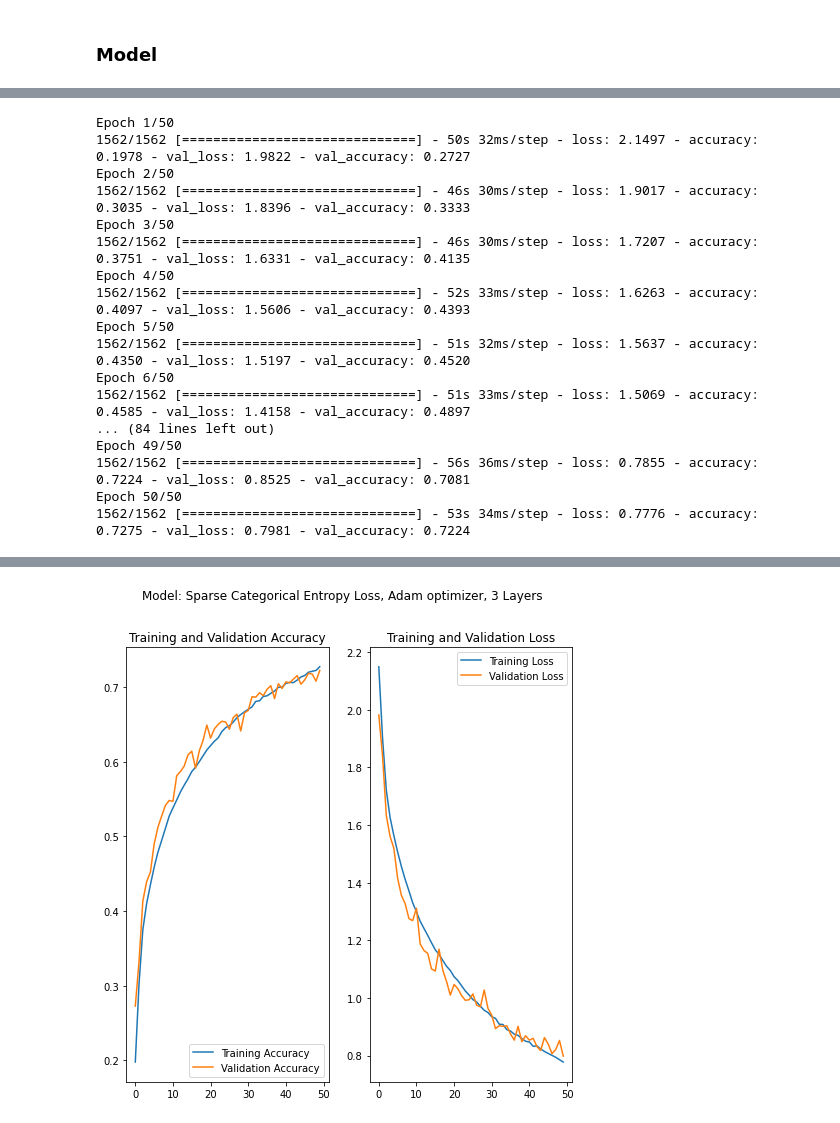
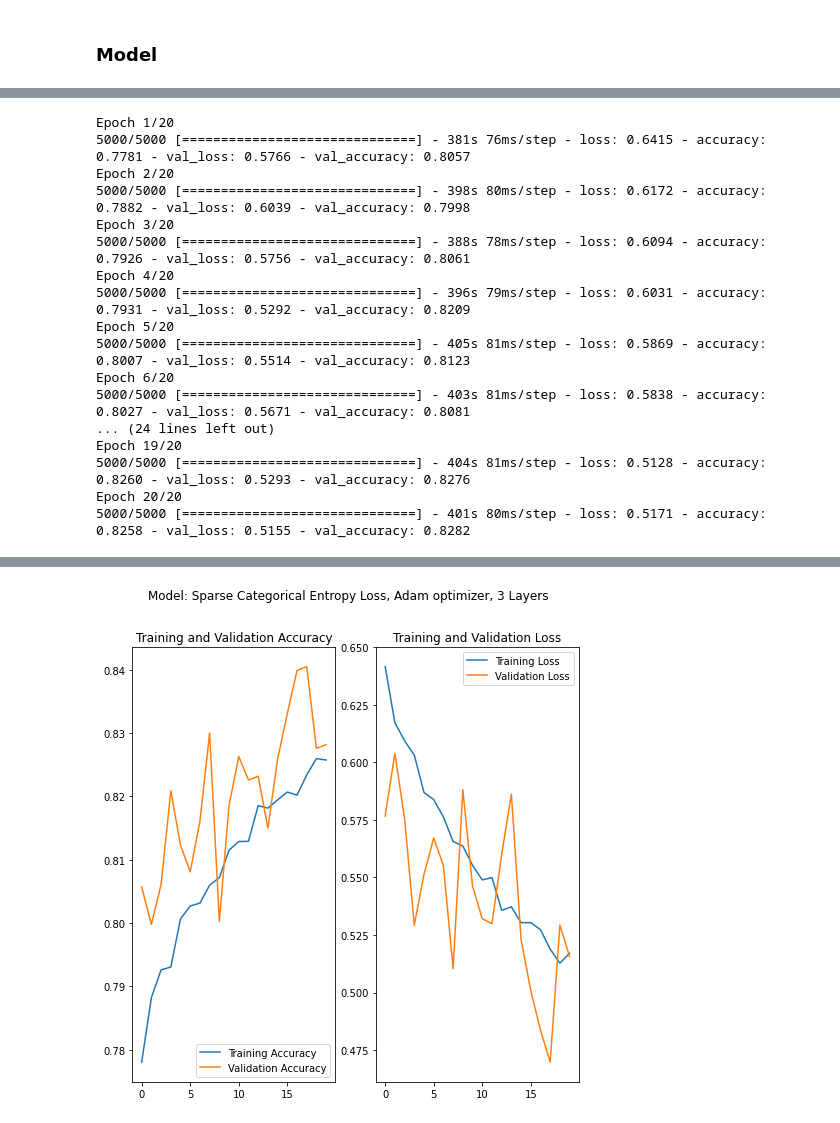
Before and after one commit to t7bui/CNN_Image_Classification, a Jupyter notebook: CIFAR Dataset/final - Copy.ipynb, the cells around one changed output, grey strips where cells are left out. Cells and saved outputs as stored; diff of their text form; code cells hidden in the pictures.

Commit message:
trying different model

```diff
--- a/CIFAR Dataset/final - Copy.ipynb
+++ b/CIFAR Dataset/final - Copy.ipynb
@@ -16,8 +16,8 @@ To enable them in other operations, rebuild TensorFlow with the appropriate comp
 # %% [markdown]
 ### Load and Understand Our Data
 # %%
-EPOCHS = 50
-BATCH_SIZE = 32
+EPOCHS = 20
+BATCH_SIZE = 10
 # %%
 cifar10 = tf.keras.datasets.cifar10
 (x_train, y_train), (x_test, y_test) = cifar10.load_data()
@@ -65,29 +100,32 @@ input_dimension = x_train[0].shape
 
 # Input layer
 inputs = Input(shape=input_dimension)
-# Maxpooling layer
-maxpool = MaxPooling2D((2,2))
 
 # Convolution layers
-x = Conv2D(32, (3,3), activation='relu')(inputs)
-x = maxpool(x)
-# x = Conv2D(32, (3,3), activation='relu')(inputs)
-# x = maxpool(x)
+x = Conv2D(32, (3,3), activation='relu', padding='same')(inputs)
+x = BatchNormalization()(x)
+x = Conv2D(32, (3,3), activation='relu', padding='same')(x)
+x = BatchNormalization()(x)
+x = MaxPooling2D((2,2))(x)
 
-x = Conv2D(64, (3,3), activation='relu')(x)
-x = maxpool(x)
-# x = Conv2D(64, (3,3), activation='relu')(x)
-# x = maxpool(x)
+x = Conv2D(64, (3,3), activation='relu', padding='same')(x)
+x = BatchNormalization()(x)
+x = Conv2D(64, (3,3), activation='relu', padding='same')(x)
+x = BatchNormalization()(x)
+x = MaxPooling2D((2,2))(x)
 
-x = Conv2D(128, (3,3), activation='relu')(x)
-x = maxpool(x)
+x = Conv2D(128, (3,3), activation='relu', padding='same')(x)
+x = BatchNormalization()(x)
+x = Conv2D(128, (3,3), activation='relu', padding='same')(x)
+x = BatchNormalization()(x)
+x = MaxPooling2D((2,2))(x)
 
 # Fully connected layer
 x = Flatten()(x)
+x = Dropout(0.2)(x)
 x = Dense(1024, activation='relu')(x)
+x = Dropout(0.2)(x)
 x = Dense(k_class, activation='softmax')(x)
 
-model = Model(inputs, x)
-
-model.summary()
+model = Model(inputs=inputs, outputs=x)
 # %% [output]
@@ -114,0 +156,2 @@ model.compile(loss="sparse_categorical_crossentropy", optimizer='adam', metrics=
+# %%
+model_1 = model.fit(x_train, y_train, validation_data=(x_test, y_test), epochs=EPOCHS)
@@ -129,20 +202,20 @@ fitted_model = model.fit(train_generator,
                          steps_per_epoch=steps_per_epoch,
                          epochs=EPOCHS)
 # %% [output]
-Epoch 1/50
-1562/1562 [==============================] - 50s 32ms/step - loss: 2.1497 - accuracy: 0.1978 - val_loss: 1.9822 - val_accuracy: 0.2727
-Epoch 2/50
-1562/1562 [==============================] - 46s 30ms/step - loss: 1.9017 - accuracy: 0.3035 - val_loss: 1.8396 - val_accuracy: 0.3333
-Epoch 3/50
-1562/1562 [==============================] - 46s 30ms/step - loss: 1.7207 - accuracy: 0.3751 - val_loss: 1.6331 - val_accuracy: 0.4135
-Epoch 4/50
-1562/1562 [==============================] - 52s 33ms/step - loss: 1.6263 - accuracy: 0.4097 - val_loss: 1.5606 - val_accuracy: 0.4393
-Epoch 5/50
-1562/1562 [==============================] - 51s 32ms/step - loss: 1.5637 - accuracy: 0.4350 - val_loss: 1.5197 - val_accuracy: 0.4520
-Epoch 6/50
-1562/1562 [==============================] - 51s 33ms/step - loss: 1.5069 - accuracy: 0.4585 - val_loss: 1.4158 - val_accuracy: 0.4897
-... (84 lines left out)
-Epoch 49/50
-1562/1562 [==============================] - 56s 36ms/step - loss: 0.7855 - accuracy: 0.7224 - val_loss: 0.8525 - val_accuracy: 0.7081
-Epoch 50/50
-1562/1562 [==============================] - 53s 34ms/step - loss: 0.7776 - accuracy: 0.7275 - val_loss: 0.7981 - val_accuracy: 0.7224
+Epoch 1/20
+5000/5000 [==============================] - 381s 76ms/step - loss: 0.6415 - accuracy: 0.7781 - val_loss: 0.5766 - val_accuracy: 0.8057
+Epoch 2/20
+5000/5000 [==============================] - 398s 80ms/step - loss: 0.6172 - accuracy: 0.7882 - val_loss: 0.6039 - val_accuracy: 0.7998
+Epoch 3/20
+5000/5000 [==============================] - 388s 78ms/step - loss: 0.6094 - accuracy: 0.7926 - val_loss: 0.5756 - val_accuracy: 0.8061
+Epoch 4/20
+5000/5000 [==============================] - 396s 79ms/step - loss: 0.6031 - accuracy: 0.7931 - val_loss: 0.5292 - val_accuracy: 0.8209
+Epoch 5/20
+5000/5000 [==============================] - 405s 81ms/step - loss: 0.5869 - accuracy: 0.8007 - val_loss: 0.5514 - val_accuracy: 0.8123
+Epoch 6/20
+5000/5000 [==============================] - 403s 81ms/step - loss: 0.5838 - accuracy: 0.8027 - val_loss: 0.5671 - val_accuracy: 0.8081
+... (24 lines left out)
+Epoch 19/20
+5000/5000 [==============================] - 404s 81ms/step - loss: 0.5128 - accuracy: 0.8260 - val_loss: 0.5293 - val_accuracy: 0.8276
+Epoch 20/20
+5000/5000 [==============================] - 401s 80ms/step - loss: 0.5171 - accuracy: 0.8258 - val_loss: 0.5155 - val_accuracy: 0.8282
@@ -180,6 +222,6 @@ def get_history(fitted_model):
 # %%
 epochs_range = range(EPOCHS)
-acc, val_acc, loss, val_loss = get_history(fitted_model)
+acc_1, val_acc_1, loss_1, val_loss_1 = get_history(fitted_model)
 
-plot_acc_and_loss(acc, val_acc, loss, val_loss, epochs_range, "Image Augmentation, 50 epochs, Adam, Callbacks")
+plot_acc_and_loss(acc_1, val_acc_1, loss_1, val_loss_1, epochs_range, "Image Augmentation")
 # %% [output]
@@ -188,2 +232,2 @@ Average Validation accuracy: 62.17%
-[figure, old version]
+[figure, new version]
 # %%
```
Also changed, not shown: parts of 13 cells of this notebook, 5 other files.
